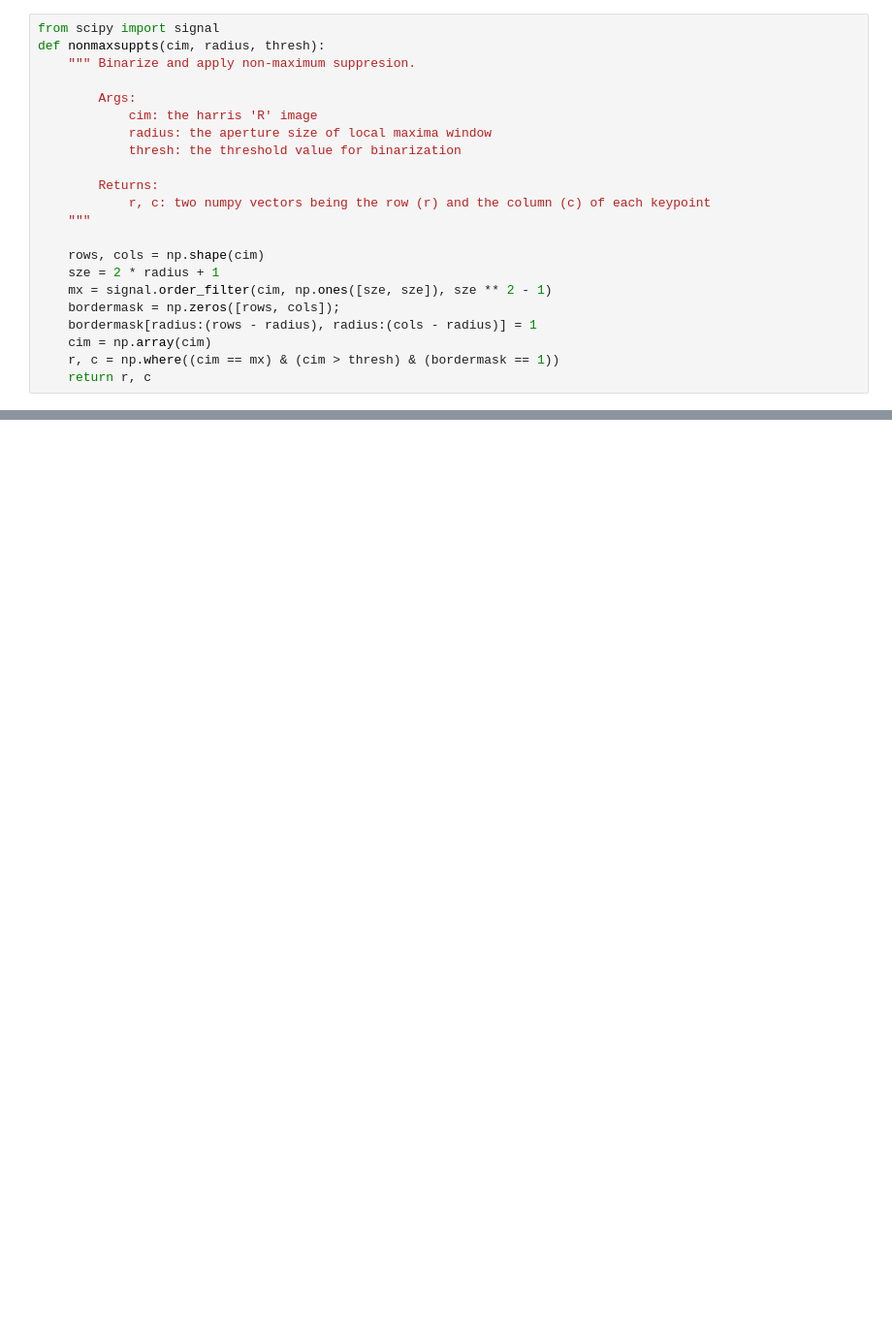
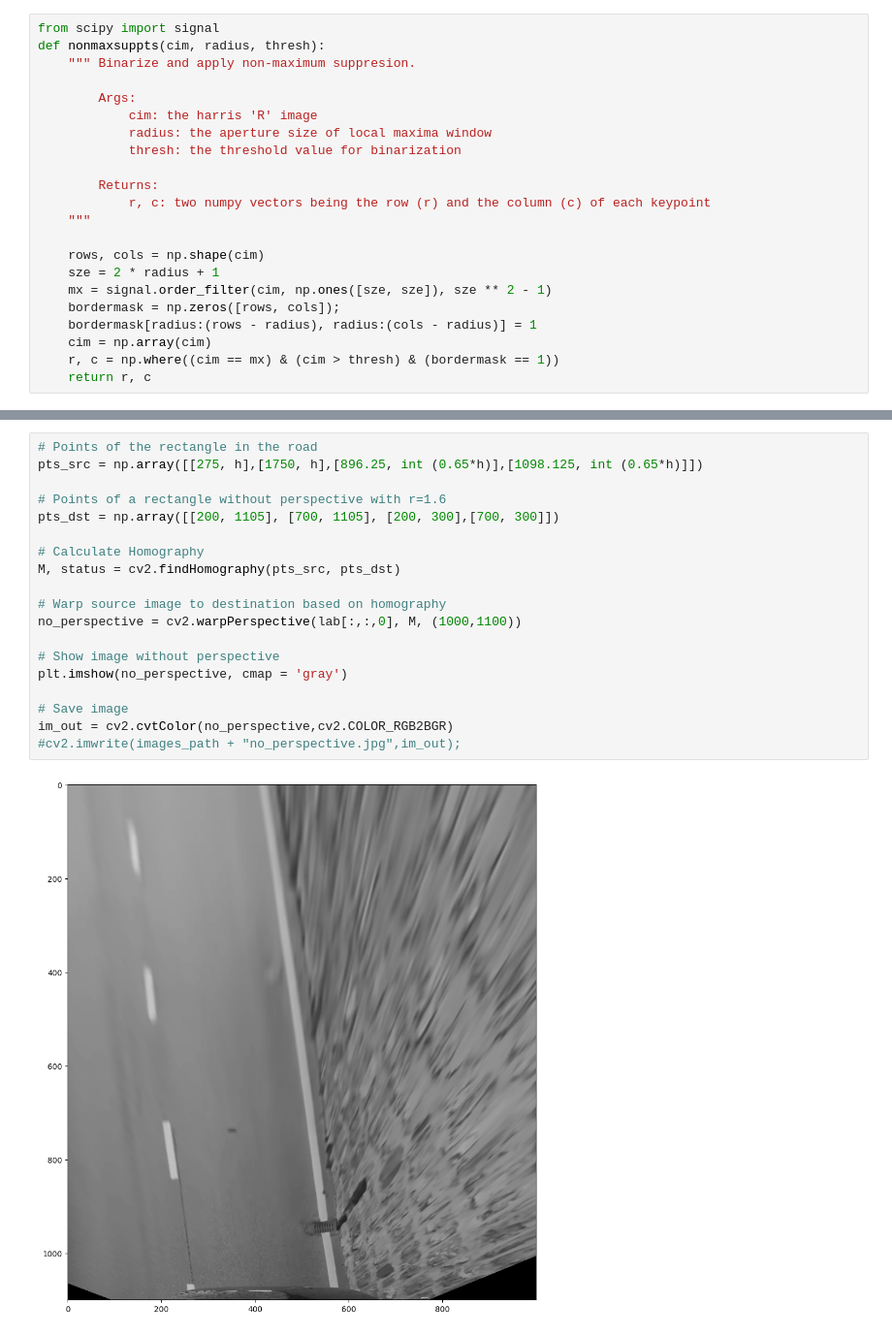
Before and after one commit to luciagm639/AutoDriving, a Jupyter notebook: autoDriving.ipynb, the cells around one changed output, grey strips where cells are left out. Shown at 97% size. Saved outputs shown, nothing was run; the diff lists cells and outputs as text; blank space fills up the shorter version.

```diff
--- a/autoDriving.ipynb
+++ b/autoDriving.ipynb
@@ -64 +68,22 @@ plt.imshow(th,cmap='gray')
+# %%
+# Points of the rectangle in the road
+pts_src = np.array([[275, h],[1750, h],[896.25, int (0.65*h)],[1098.125, int (0.65*h)]])
+
+# Points of a rectangle without perspective with r=1.6
+pts_dst = np.array([[200, 1105], [700, 1105], [200, 300],[700, 300]])
+
+# Calculate Homography
+M, status = cv2.findHomography(pts_src, pts_dst)
+
+# Warp source image to destination based on homography
+no_perspective = cv2.warpPerspective(lab[:,:,0], M, (1000,1100))
+
+# Show image without perspective
+plt.imshow(no_perspective, cmap = 'gray')
+
+# Save image
+im_out = cv2.cvtColor(no_perspective,cv2.COLOR_RGB2BGR)
+#cv2.imwrite(images_path + "no_perspective.jpg",im_out);
+# %% [output]
+[figure, added]
 # %%
```
Also changed, not shown: parts of 12 cells of this notebook.
